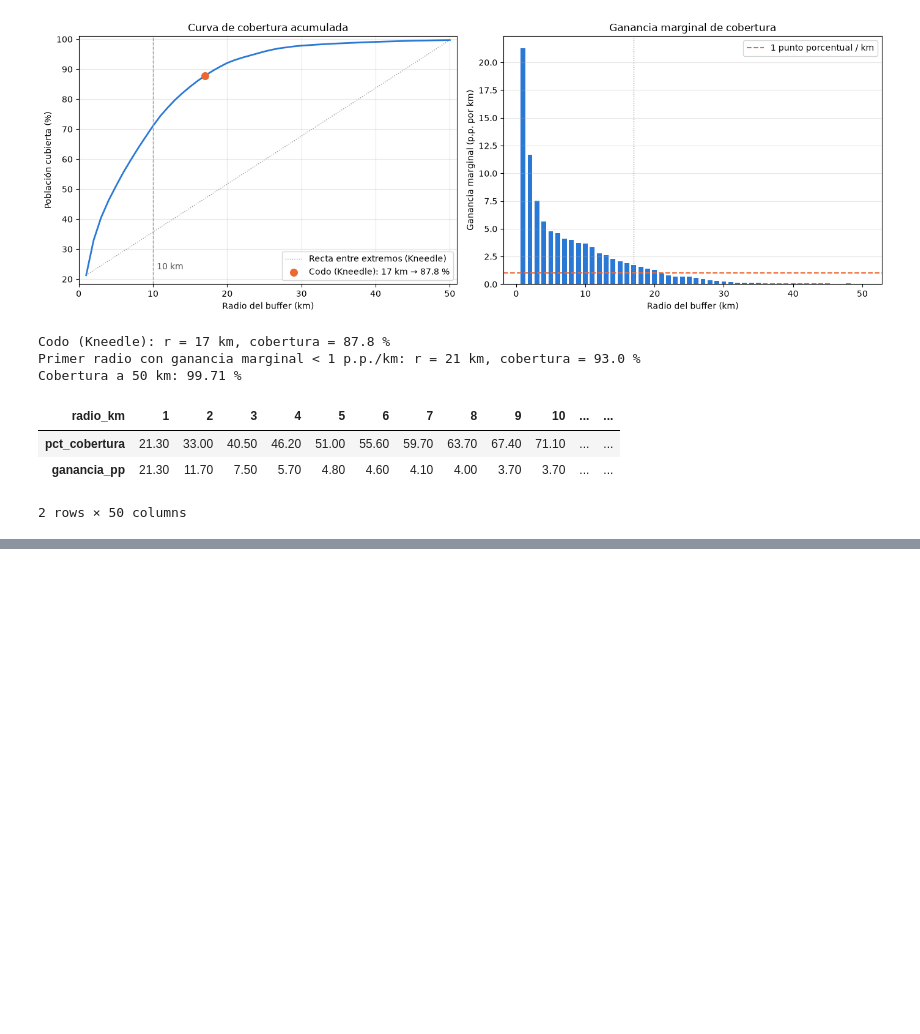
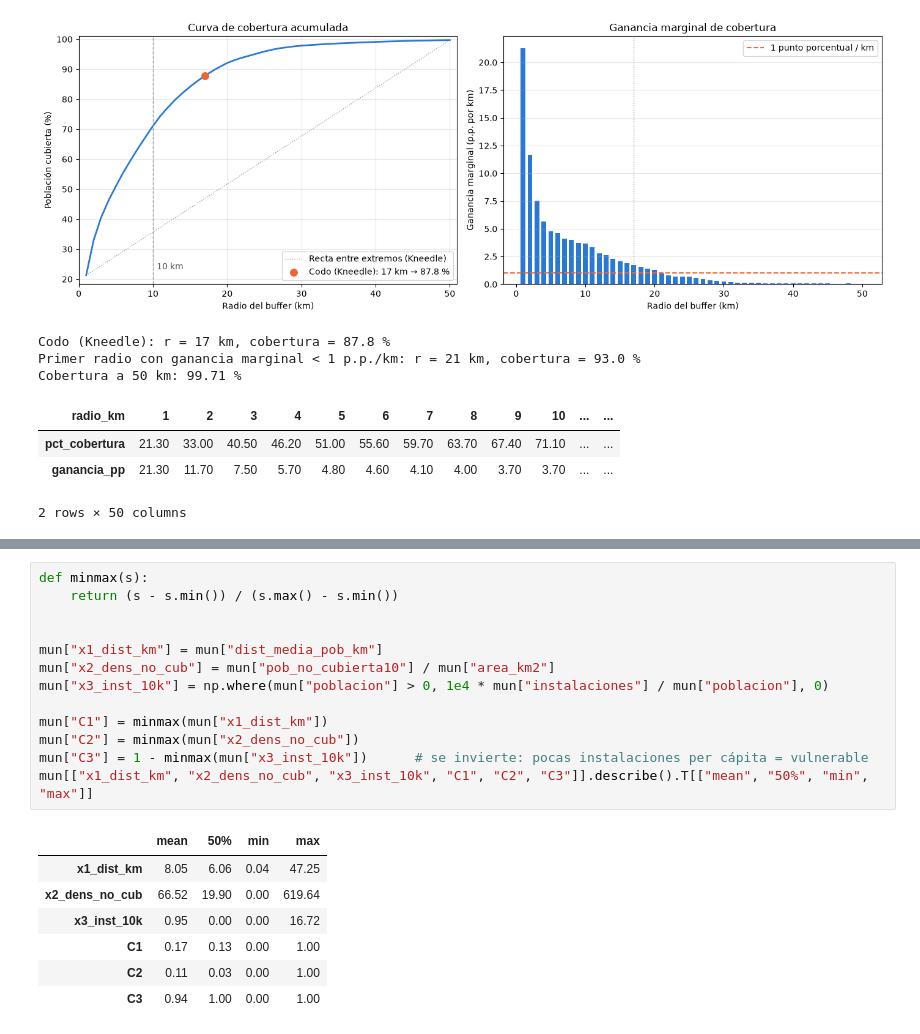
Before and after one commit to Branuvg/lab5_modsim, a Jupyter notebook: lab5.ipynb, the cells around one changed output, grey strips where cells are left out. Drawn from its saved outputs; the diff is of its cells as text; blank space fills up the shorter version.

```diff
--- a/lab5.ipynb
+++ b/lab5.ipynb
@@ -773,0 +788,21 @@ Cobertura a 50 km: 99.71 %
+# %%
+def minmax(s):
+    return (s - s.min()) / (s.max() - s.min())
+
+
+mun["x1_dist_km"] = mun["dist_media_pob_km"]
+mun["x2_dens_no_cub"] = mun["pob_no_cubierta10"] / mun["area_km2"]
+mun["x3_inst_10k"] = np.where(mun["poblacion"] > 0, 1e4 * mun["instalaciones"] / mun["poblacion"], 0)
+
+mun["C1"] = minmax(mun["x1_dist_km"])
+mun["C2"] = minmax(mun["x2_dens_no_cub"])
+mun["C3"] = 1 - minmax(mun["x3_inst_10k"])      # se invierte: pocas instalaciones per cápita = vulnerable
+mun[["x1_dist_km", "x2_dens_no_cub", "x3_inst_10k", "C1", "C2", "C3"]].describe().T[["mean", "50%", "min", "max"]]
+# %% [output]
+|  | mean | 50% | min | max |
+| x1_dist_km | 8.05 | 6.06 | 0.04 | 47.25 |
+| x2_dens_no_cub | 66.52 | 19.90 | 0.00 | 619.64 |
+| x3_inst_10k | 0.95 | 0.00 | 0.00 | 16.72 |
+| C1 | 0.17 | 0.13 | 0.00 | 1.00 |
+| C2 | 0.11 | 0.03 | 0.00 | 1.00 |
+| C3 | 0.94 | 1.00 | 0.00 | 1.00 |
```
Also changed, not shown: parts of 6 cells of this notebook.
